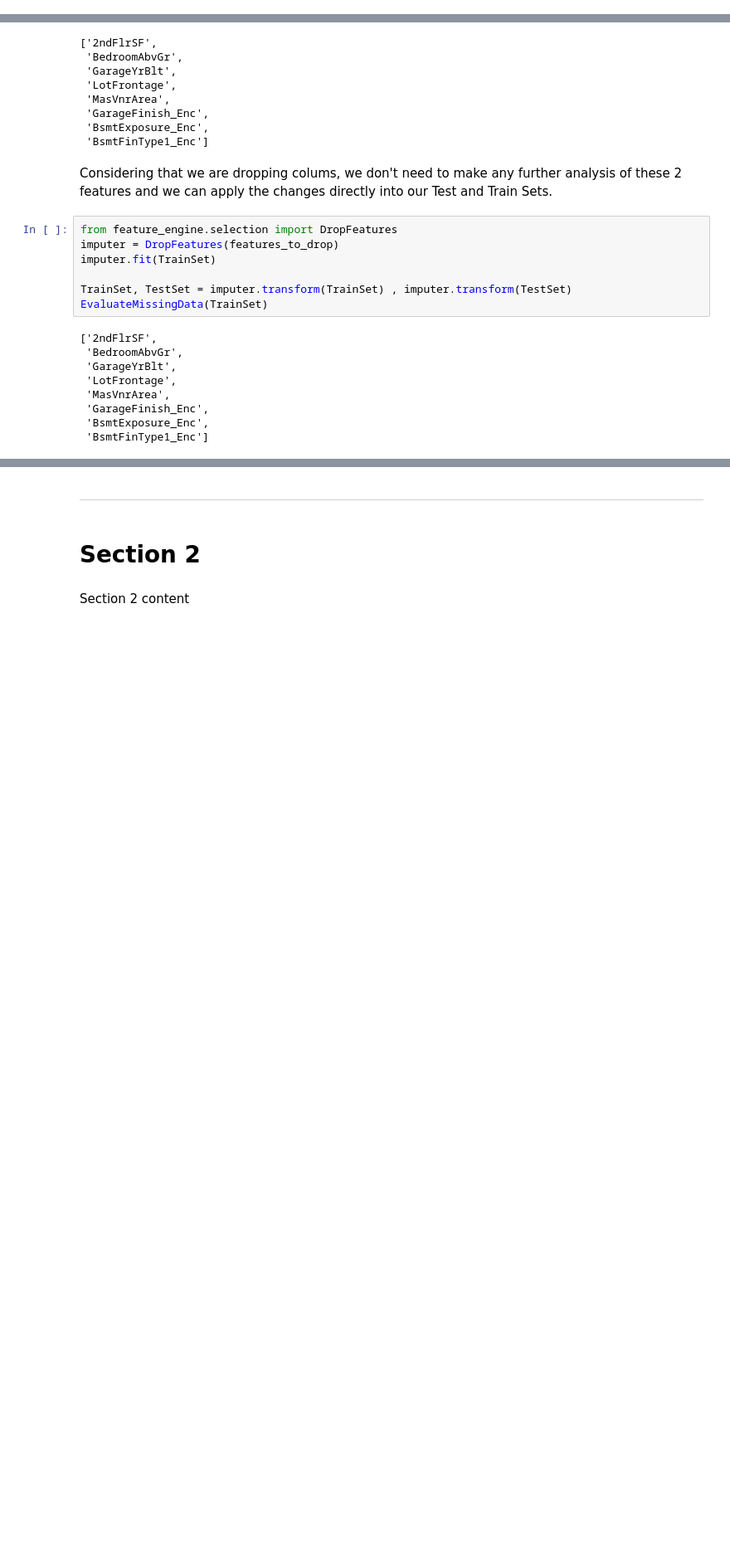
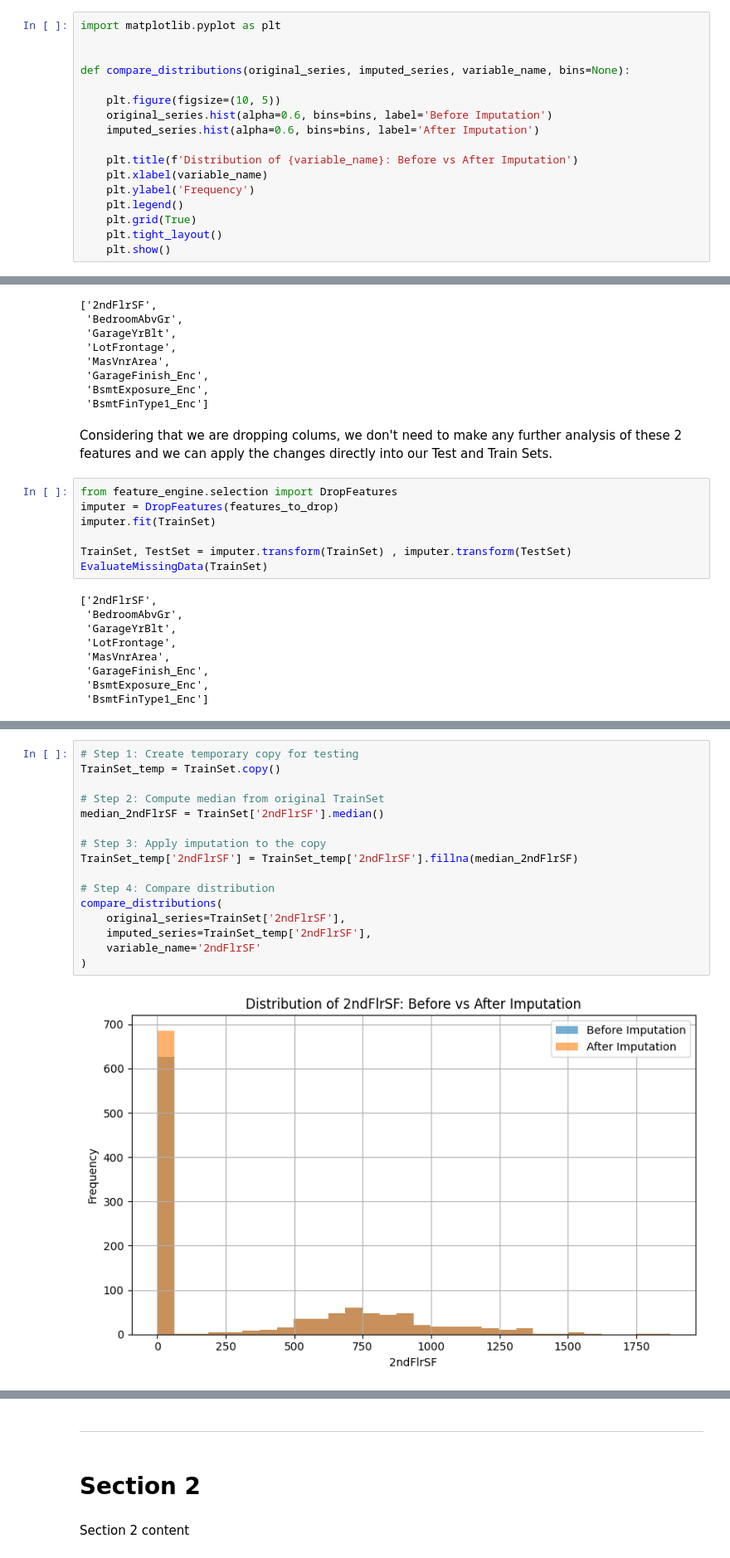
Before and after one commit to galindo89/heritage-housing-ml-pgz, a Jupyter notebook: jupyter_notebooks/03 - DataCleaning.ipynb, the cells around one changed output, grey strips where cells are left out. Shown: that part at 83% size. Drawn from its saved outputs; the diff is of its cells as text; blank space fills up the shorter version.

Commit message:
continue of imputation of the different features with missing values, one by onoe

```diff
--- a/jupyter_notebooks/03 - DataCleaning.ipynb
+++ b/jupyter_notebooks/03 - DataCleaning.ipynb
@@ -185,3 +193,20 @@ Before applying imputation strategies, we will first split the dataset into a tr
+# %%
+import matplotlib.pyplot as plt
+
+
+def compare_distributions(original_series, imputed_series, variable_name, bins=None):
+
+    plt.figure(figsize=(10, 5))
+    original_series.hist(alpha=0.6, bins=bins, label='Before Imputation')
+    imputed_series.hist(alpha=0.6, bins=bins, label='After Imputation')
+
+    plt.title(f'Distribution of {variable_name}: Before vs After Imputation')
+    plt.xlabel(variable_name)
+    plt.ylabel('Frequency')
+    plt.legend()
+    plt.grid(True)
+    plt.tight_layout()
+    plt.show()
 # %% [markdown]
 #### Split Data
 # %%
@@ -255,0 +287,18 @@ EvaluateMissingData(TrainSet)
+# %%
+# Step 1: Create temporary copy for testing
+TrainSet_temp = TrainSet.copy()
+
+# Step 2: Compute median from original TrainSet
+median_2ndFlrSF = TrainSet['2ndFlrSF'].median()
+
+# Step 3: Apply imputation to the copy
+TrainSet_temp['2ndFlrSF'] = TrainSet_temp['2ndFlrSF'].fillna(median_2ndFlrSF)
+
+# Step 4: Compare distribution
+compare_distributions(
+    original_series=TrainSet['2ndFlrSF'],
+    imputed_series=TrainSet_temp['2ndFlrSF'],
+    variable_name='2ndFlrSF'
+)
+# %% [output]
+[figure, added]
```
Also changed, not shown: parts of 13 cells of this notebook.
